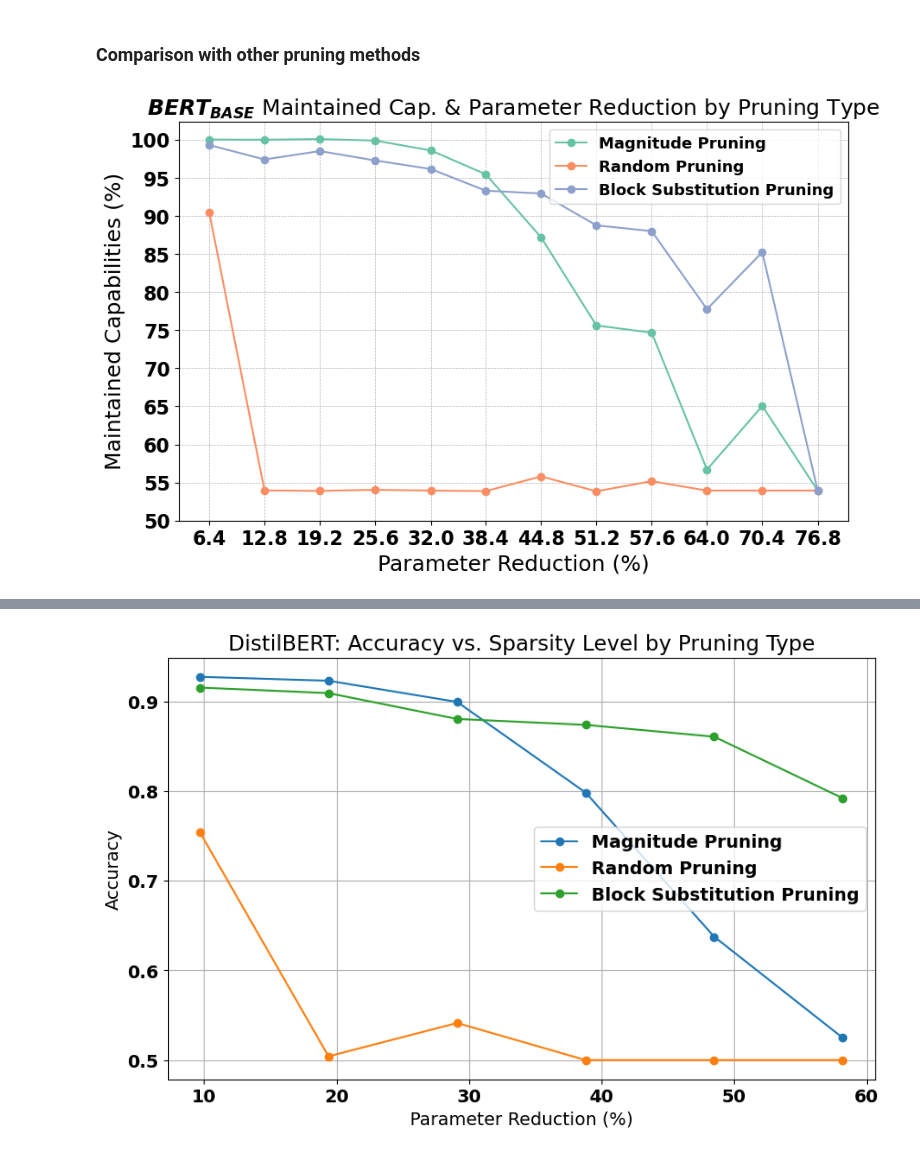
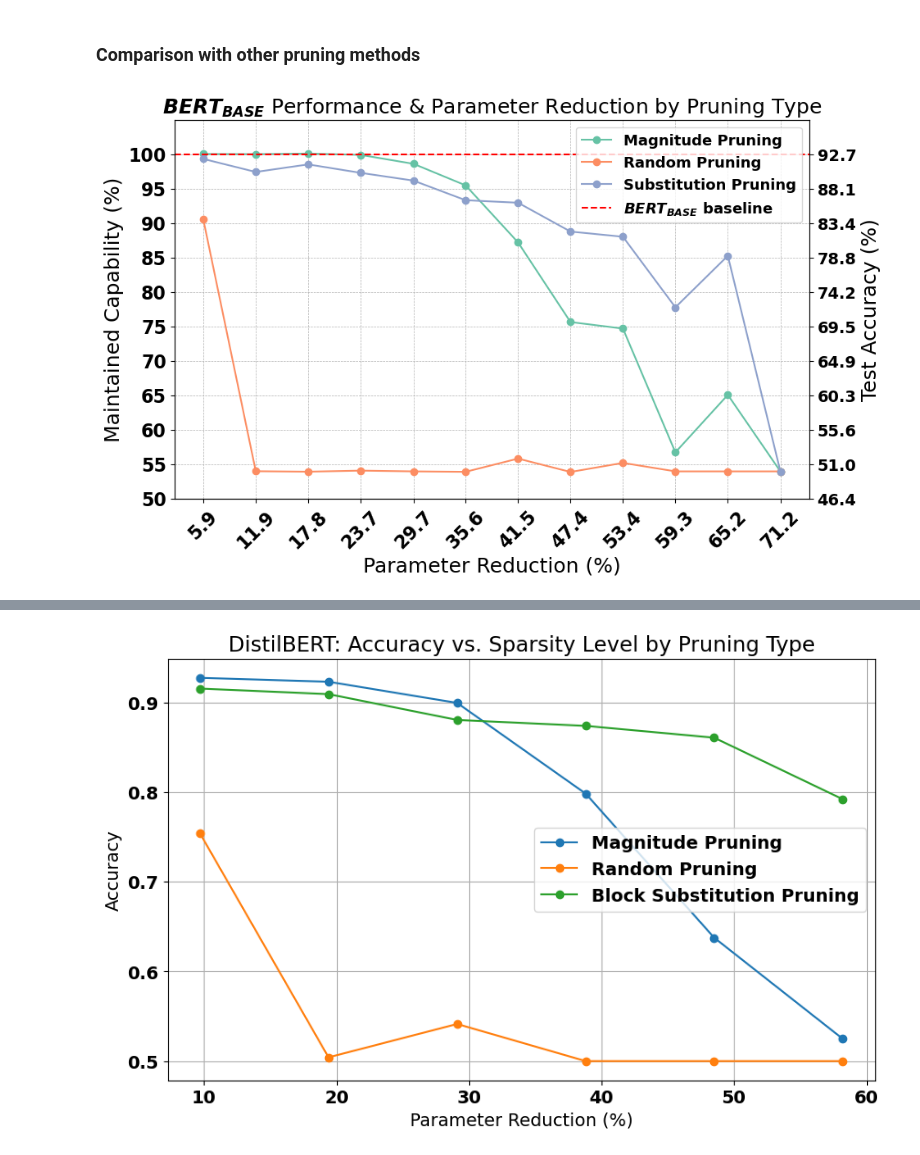
Before and after one commit to Malthehave/Bachelor-Thesis-2024, a Jupyter notebook: plot.ipynb, the cells around one changed output, grey strips where cells are left out. Saved outputs shown, nothing was run; the diff lists cells and outputs as text; code cells hidden in the pictures.

```diff
--- a/plot.ipynb
+++ b/plot.ipynb
@@ -3,43 +3,66 @@
 # %%
 import pandas as pd
 import matplotlib.pyplot as plt
+
 plt.rcParams.update({'font.size': 16, 'font.weight': 'bold'})  # Adjusts the base default font size
 
+# Pruning data
 pruning_data = {
     "Sparsity Level": [0.0593, 0.1186, 0.1779, 0.2373, 0.2969, 0.3559, 0.4152, 0.4745, 0.5338, 0.5931, 0.6524, 0.7118],
     "Magnitude": [0.9272, 0.9270, 0.9278, 0.9260, 0.9140, 0.8850, 0.8082, 0.7010, 0.6922, 0.5256, 0.6030, 0.5000],
     "Random": [0.8390, 0.5002, 0.4996, 0.5010, 0.5000, 0.4994, 0.5172, 0.4992, 0.5114, 0.5000, 0.5000, 0.5000],
-    "Block Substitution": [0.9206, 0.9030, 0.9132, 0.9018, 0.8914, 0.8650, 0.8616, 0.8228, 0.8158, 0.7208, 0.7902, 0.5000]
+    "Substitution": [0.9206, 0.9030, 0.9132, 0.9018, 0.8914, 0.8650, 0.8616, 0.8228, 0.8158, 0.7208, 0.7902, 0.5000]
 }
-
-# For every list value in pruning_data, divide by 92.70
-for key in pruning_data:
-    pruning_data[key] = [x / 0.927 for x in pruning_data[key]]
 
 # Convert to DataFrame
 df_pruning = pd.DataFrame(pruning_data)
 colors = ['#66c2a5', '#fc8d62', '#8da0cb']
 
-# Plotting the data
-plt.figure(figsize=(10, 6))
-for pruning_type in ["Magnitude", "Random", "Block Substitution"]:
-    plt.plot(df_pruning['Sparsity Level']*100, df_pruning[pruning_type]*100, label=f'{pruning_type} Pruning', marker='o', color=colors.pop(0))
+# Create the plot
+fig, ax1 = plt.subplots(figsize=(10, 6))
+
+# Plot the data on the left y-axis (maintained capability)
+for pruning_type in ["Magnitude", "Random", "Substitution"]:
+    maintained_capability = df_pruning[pruning_type] / 0.927 * 100
+    ax1.plot(df_pruning['Sparsity Level']*100, maintained_capability, label=f'{pruning_type} Pruning', marker='o', color=colors.pop(0))
+
+# Plot the baseline at maintained capability = 100
+ax1.axhline(y=100, color='red', linestyle='--', label='$BERT_{BASE}$ baseline')
 
 # Set the x-axis ticks
 sparsity_ticks = df_pruning['Sparsity Level']*100
-plt.xticks(sparsity_ticks, labels=[f"{x:.1f}" for x in sparsity_ticks])
+ax1.set_xticks(sparsity_ticks)
+ax1.set_xticklabels([f"{x:.1f}" for x in sparsity_ticks])
 
 # Font size settings
-plt.rcParams.update({'font.size': 14})  # Adjusts the base default font size
-plt.title('$BERT_{BASE}$ Maintained Cap. & Parameter Reduction by Pruning Type', fontsize=18)
-plt.xlabel('Parameter Reduction (%)', fontsize=18)  # Increased fontsize for x-label
-plt.ylabel('Maintained Capabilities (%)', fontsize=18)
-# Add legend explaining that the numbers are blocks
-plt.yticks(range(50, 101, 5))
-plt.legend(fontsize=13)  # Increased fontsize for legend
-plt.grid(True, which='both', linestyle='--', linewidth=0.5)
+plt.rcParams.update({'font.size': 14})
+ax1.set_title('$BERT_{BASE}$ Performance & Parameter Reduction by Pruning Type', fontsize=18)
+ax1.set_xlabel('Parameter Reduction (%)', fontsize=18)
+ax1.set_ylabel('Maintained Capability (%)', fontsize=18)
+
+# Tilt x-axis ticks
+plt.xticks(rotation=45)
+
+# Configure the left y-axis
+y_ticks = range(50, 105, 5)
+ax1.set_yticks(y_ticks)
+ax1.set_ylim(50, 105)
+ax1.legend(fontsize=13, loc='upper right')
+ax1.grid(True, which='both', linestyle='--', linewidth=0.5)
+
+# Create the second y-axis
+ax2 = ax1.twinx()
+
+# Align the second y-axis to show the test accuracy
+ax2.set_ylim(ax1.get_ylim())
+ax2.set_yticks(y_ticks)
+ax2.set_yticklabels([f"{y * 0.927:.1f}" for y in y_ticks])
+
+# Set the second y-axis label
+ax2.set_ylabel('Test Accuracy (%)', fontsize=18)
+
 
 # Show the plot
 plt.savefig('figures/pruning_acc_perf_comparison.png', bbox_inches='tight')
 # %% [output]
-[figure, old version]
+[figure, new version]
```
Also changed, not shown: parts of 6 cells of this notebook, 6 other files.
